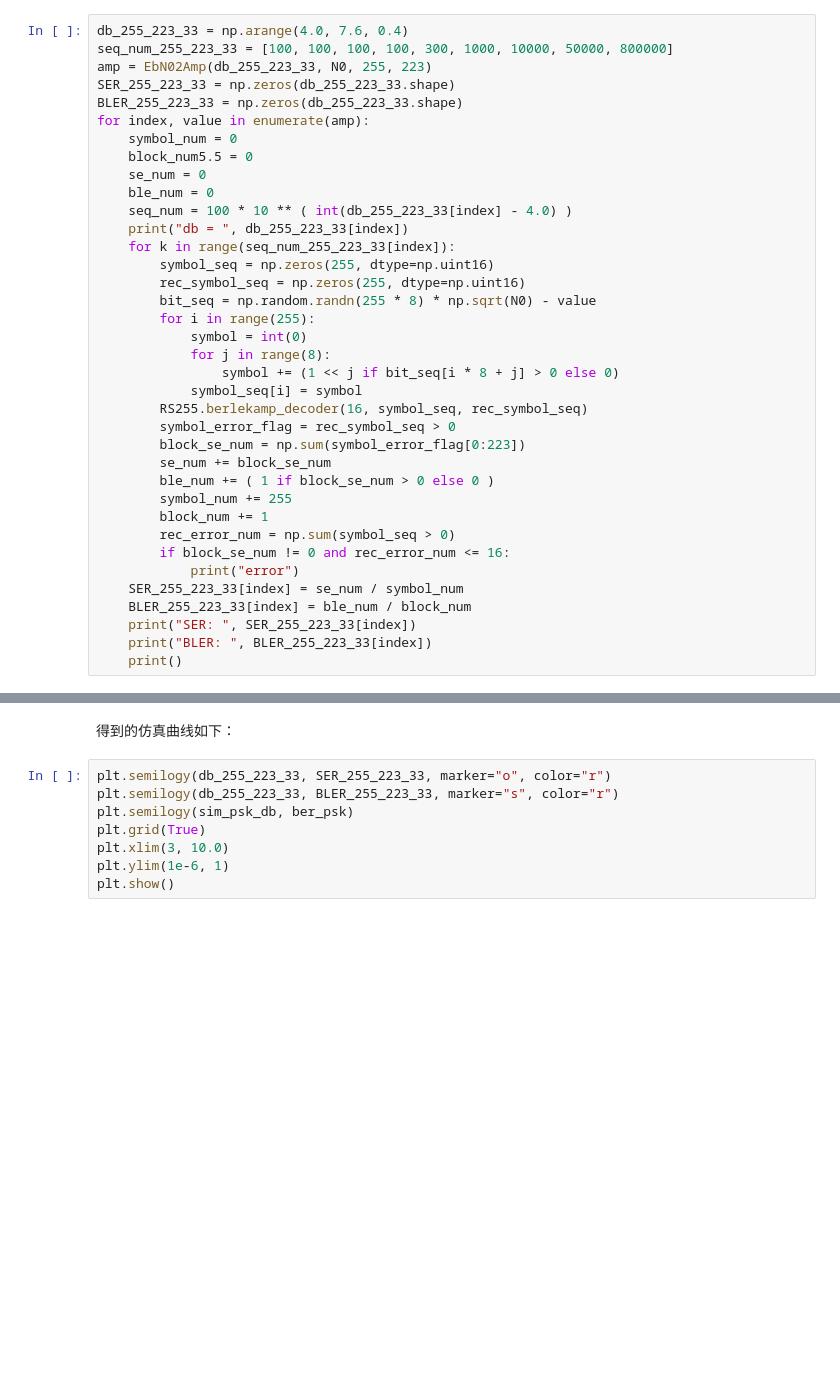
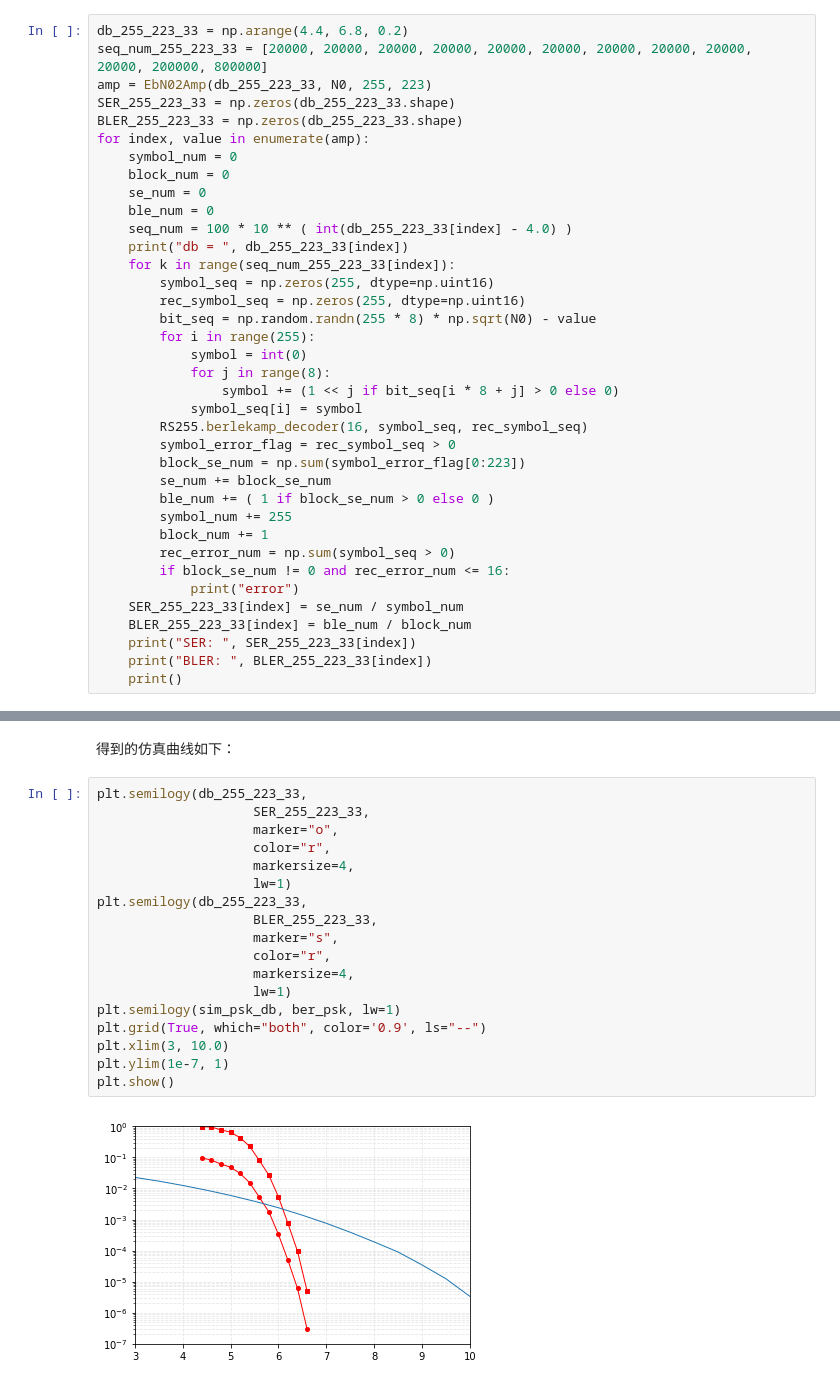
Before and after one commit to JimyMa/UselessBox, a Jupyter notebook: berlekamp_decode_simulation/Berlekamp_decode_simulation.ipynb, the cells around one changed output, grey strips where cells are left out. Cells and saved outputs as stored; diff of their text form; blank space fills up the shorter version.

```diff
--- a/berlekamp_decode_simulation/Berlekamp_decode_simulation.ipynb
+++ b/berlekamp_decode_simulation/Berlekamp_decode_simulation.ipynb
@@ -117,12 +129,12 @@ plt.show()
 # %%
-db_255_223_33 = np.arange(4.0, 7.6, 0.4)
-seq_num_255_223_33 = [100, 100, 100, 100, 300, 1000, 10000, 50000, 800000]
+db_255_223_33 = np.arange(4.4, 6.8, 0.2)
+seq_num_255_223_33 = [20000, 20000, 20000, 20000, 20000, 20000, 20000, 20000, 20000, 20000, 200000, 800000]
 amp = EbN02Amp(db_255_223_33, N0, 255, 223)
 SER_255_223_33 = np.zeros(db_255_223_33.shape)
 BLER_255_223_33 = np.zeros(db_255_223_33.shape)
 for index, value in enumerate(amp):
     symbol_num = 0
-    block_num5.5 = 0
+    block_num = 0
     se_num = 0
     ble_num = 0
     seq_num = 100 * 10 ** ( int(db_255_223_33[index] - 4.0) )
@@ -154,10 +184,22 @@ for index, value in enumerate(amp):
 # %% [markdown]
 得到的仿真曲线如下：
 # %%
-plt.semilogy(db_255_223_33, SER_255_223_33, marker="o", color="r")
-plt.semilogy(db_255_223_33, BLER_255_223_33, marker="s", color="r")
-plt.semilogy(sim_psk_db, ber_psk)
-plt.grid(True)
+plt.semilogy(db_255_223_33,
+                    SER_255_223_33,
+                    marker="o",
+                    color="r",
+                    markersize=4,
+                    lw=1)
+plt.semilogy(db_255_223_33,
+                    BLER_255_223_33,
+                    marker="s",
+                    color="r",
+                    markersize=4,
+                    lw=1)
+plt.semilogy(sim_psk_db, ber_psk, lw=1)
+plt.grid(True, which="both", color='0.9', ls="--")
 plt.xlim(3, 10.0)
-plt.ylim(1e-6, 1)
+plt.ylim(1e-7, 1)
 plt.show()
+# %% [output]
+[figure, added]
```
Also changed, not shown: parts of 9 cells of this notebook, 3 other files.
